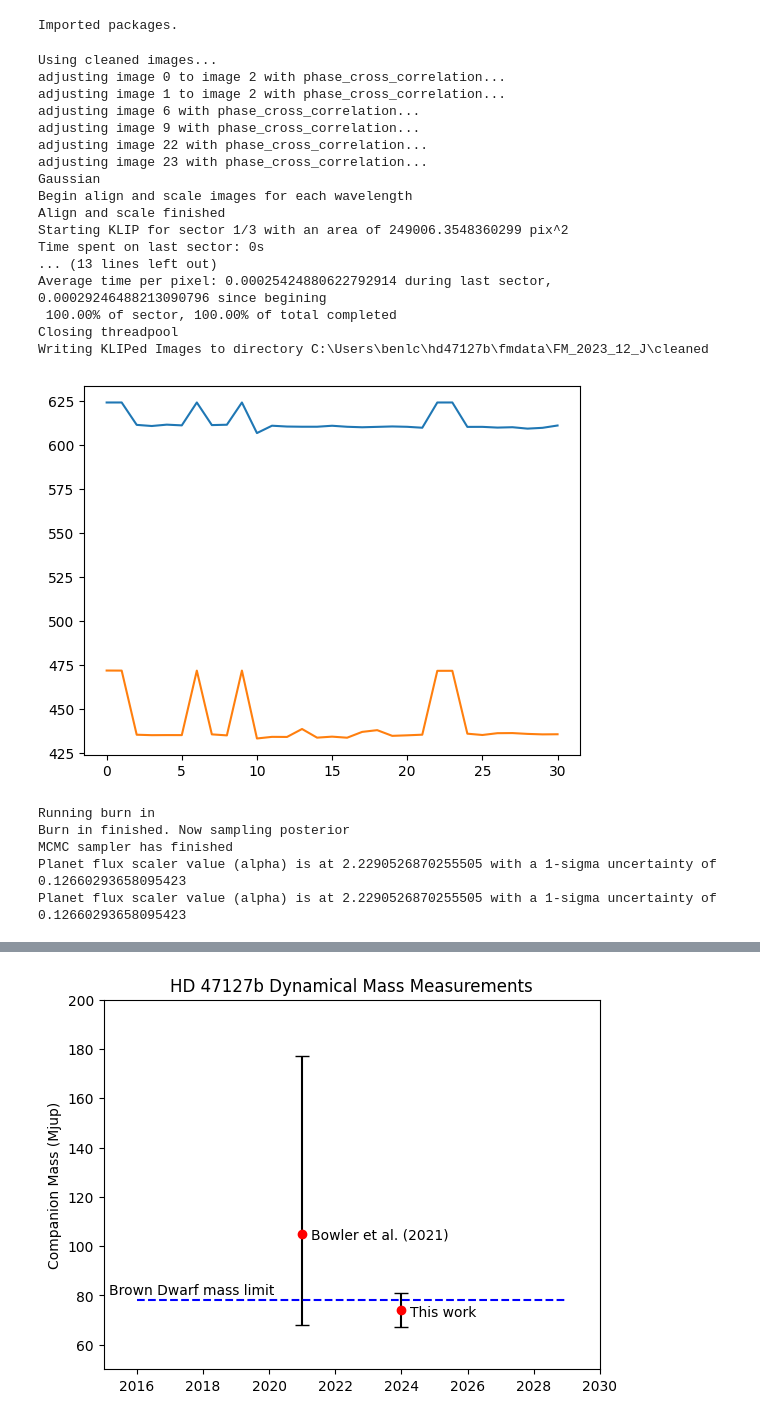
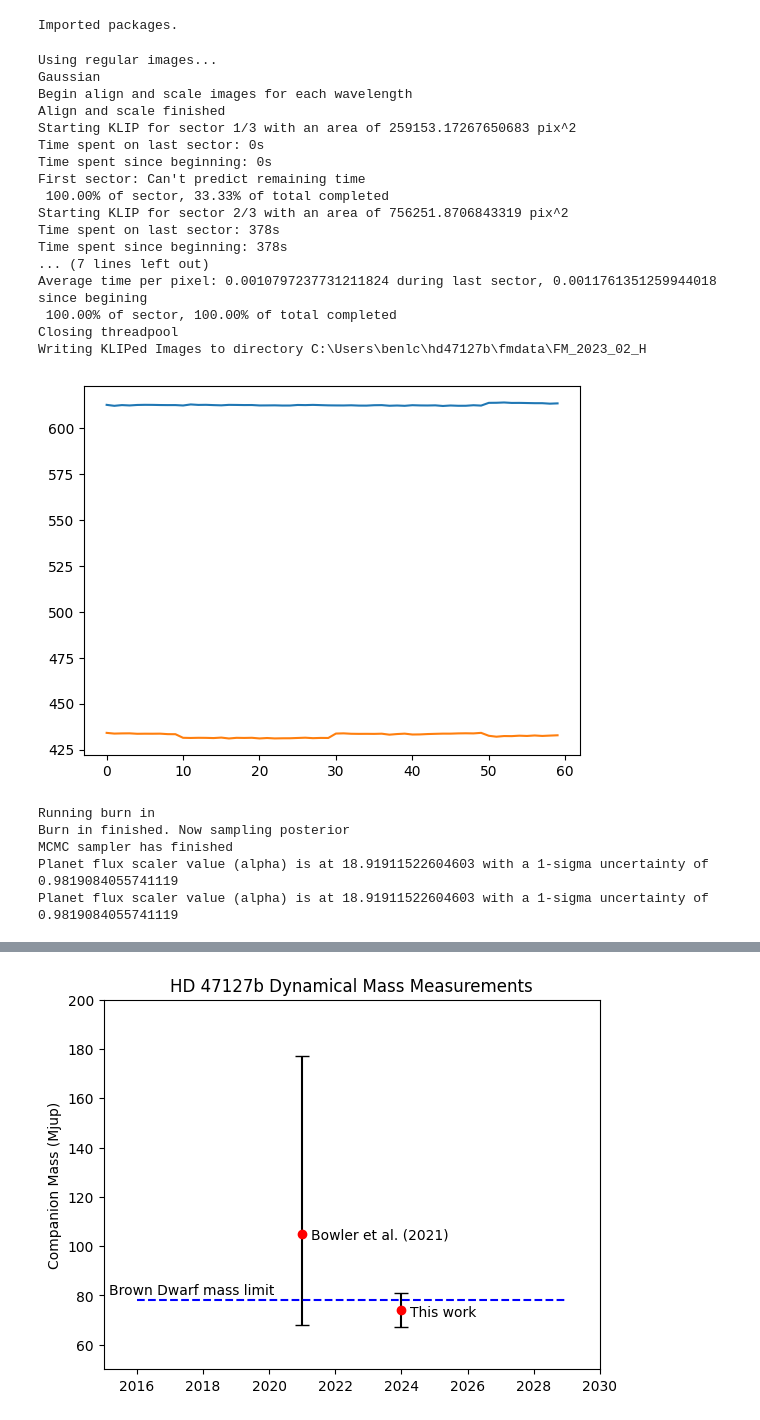
Before and after one commit to benlchang/HD47127-b-ADI, a Jupyter notebook: HD47127_ADI.ipynb, the cells around one changed output, grey strips where cells are left out. Cells and saved outputs as stored; diff of their text form; code cells hidden in the pictures.

```diff
--- a/HD47127_ADI.ipynb
+++ b/HD47127_ADI.ipynb
@@ -42,7 +42,8 @@ conv = 2*math.sqrt(2*math.log(2))
 # print(math.log(2))
 
 fwhms = {
-    '02_H': 2.03060614 * conv,
+    # '02_H': 2.03060614 * conv,
+    '02_H': 1.9005308253304707 * conv,      # 2/17/26: new value after narrowing fwhm fit from starData
     '12_Kshort': 1.990643135 * conv,
     '12_CH4short': 1.557713995 * conv,
     '12_J': 1.590564054040125 * conv       # 2/2/26: new value after narrowing fwhm fit from starData
@@ -395,17 +418,22 @@ def test_fwhm_plot_residuals(subdir, lo, hi, inc):
 # %%
 #   ___CHANGE THIS___   """
 
-# band='12_H'
-# datadir=f'../rawdata/2023_{band}/'
+import scipy.ndimage as ndi
+
+
+# band = '12_CH4short'
+
+# median_interpolate(band, size=8, save=True)
+
+# subdir = f'2023_{band}'
+# datadir = f'../rawdata/{subdir}/science_dewarped_cleaned/'
 # flist = sorted(glob.glob(datadir + '*.fits'), reverse=True)
-# print(band)
-# print(fits.getheader(flist[0])['TRUITIME'])
 
-band = '12_J'
 
-gaussian = makeGaussian(size=15, amplitude=30, fwhm=fwhms[band])
+#  QUESTION FOR YIFAN: should this size always be 15?
+gaussian = makeGaussian(size=9, amplitude=30, fwhm=fwhms[band])
 gaussian_base_signal = np.matrix.sum(np.matrix(gaussian))
-forwardmodel(band, gaussian=gaussian, fwhm=fwhms[band], cleaned=True)
+forwardmodel(band, gaussian=gaussian, fwhm=fwhms[band], cleaned=False)
 
 # ADI_NIRC2(flist, subdir)
 
@@ -430,54 +458,54 @@ forwardmodel(band, gaussian=gaussian, fwhm=fwhms[band], cleaned=True)
 #     #fits.writeto('gaussian_psf.fits', gaussian, overwrite=True)
 #     gaussian_base_signal = np.matrix.sum(np.matrix(gaussian))
 #     forwardmodel(flist, gaussian=gaussian, fwhm=val)
 
 
 #ADI_getImages(flist, 1024, 1024)
     #2023_12_H a=30 fwhm=5
     #2023_12_J a=60 fwhm=4
     #2023_12_CH4short a=60 fwhm=4
     #2023_12_Kshort a=25 fwhm=5
     #2023_02_H a=125 fwhm=4
 
 #flist_adi, cen = ADI_NIRC2(flist)
 #diskForwardmodel(flist, psflist)
 #forwardmodel(flist, psflist)
 #ADI_getImages(flist, 1024, 1024)
 #ADI_NIRC2(flist)
 #cADI_NIRC2(flist)
 # forwardmodel(flist, gaussian=gaussian)
 #flist_adi, cen = ADI_NIRC2(flist)
 #input_planet_fluxes, seps, wcs = injectFakePlanets(flist, 179300000)
 
 #2d plot centers
 # %% [output]
-Using cleaned images...
-adjusting image 0 to image 2 with phase_cross_correlation...
-adjusting image 1 to image 2 with phase_cross_correlation...
-adjusting image 6 with phase_cross_correlation...
-adjusting image 9 with phase_cross_correlation...
-adjusting image 22 with phase_cross_correlation...
-adjusting image 23 with phase_cross_correlation...
+Using regular images...
 Gaussian
 Begin align and scale images for each wavelength
 Align and scale finished
-Starting KLIP for sector 1/3 with an area of 249006.3548360299 pix^2
+Starting KLIP for sector 1/3 with an area of 259153.17267650683 pix^2
 Time spent on last sector: 0s
-... (13 lines left out)
-Average time per pixel: 0.00025424880622792914 during last sector, 0.00029246488213090796 since begining
+Time spent since beginning: 0s
+First sector: Can't predict remaining time
+ 100.00% of sector, 33.33% of total completed
+Starting KLIP for sector 2/3 with an area of 756251.8706843319 pix^2
+Time spent on last sector: 378s
+Time spent since beginning: 378s
+... (7 lines left out)
+Average time per pixel: 0.0010797237731211824 during last sector, 0.0011761351259944018 since begining
  100.00% of sector, 100.00% of total completed
 Closing threadpool
-Writing KLIPed Images to directory C:\Users\benlc\hd47127b\fmdata\FM_2023_12_J\cleaned
+Writing KLIPed Images to directory C:\Users\benlc\hd47127b\fmdata\FM_2023_02_H
-[figure, old version]
+[figure, new version]
 # %%
-fit = processFMObject(band, 3.745, cleaned=False)
+fit = processFMObject(band, 4.4754, cleaned=False)
 print("Planet flux scaler value (alpha) is at {0} with a 1-sigma uncertainty of {1}".format(fit.fit_flux.bestfit, fit.fit_flux.error))
 # %% [output]
 Running burn in
 Burn in finished. Now sampling posterior
 MCMC sampler has finished
-Planet flux scaler value (alpha) is at 2.2290526870255505 with a 1-sigma uncertainty of 0.12660293658095423
-Planet flux scaler value (alpha) is at 2.2290526870255505 with a 1-sigma uncertainty of 0.12660293658095423
+Planet flux scaler value (alpha) is at 18.91911522604603 with a 1-sigma uncertainty of 0.9819084055741119
+Planet flux scaler value (alpha) is at 18.91911522604603 with a 1-sigma uncertainty of 0.9819084055741119
 # %%
 #calculate contrast
 
```
Also changed, not shown: parts of 2 cells of this notebook.
